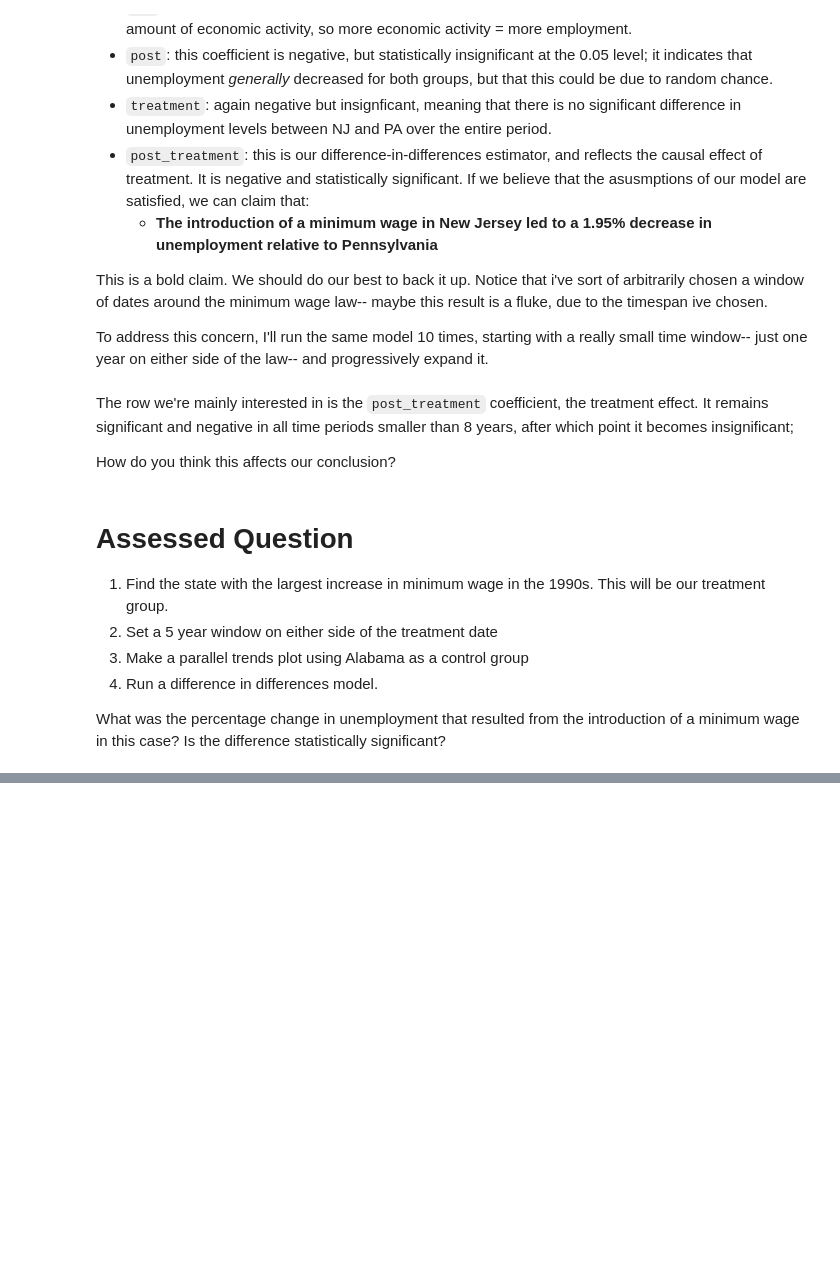
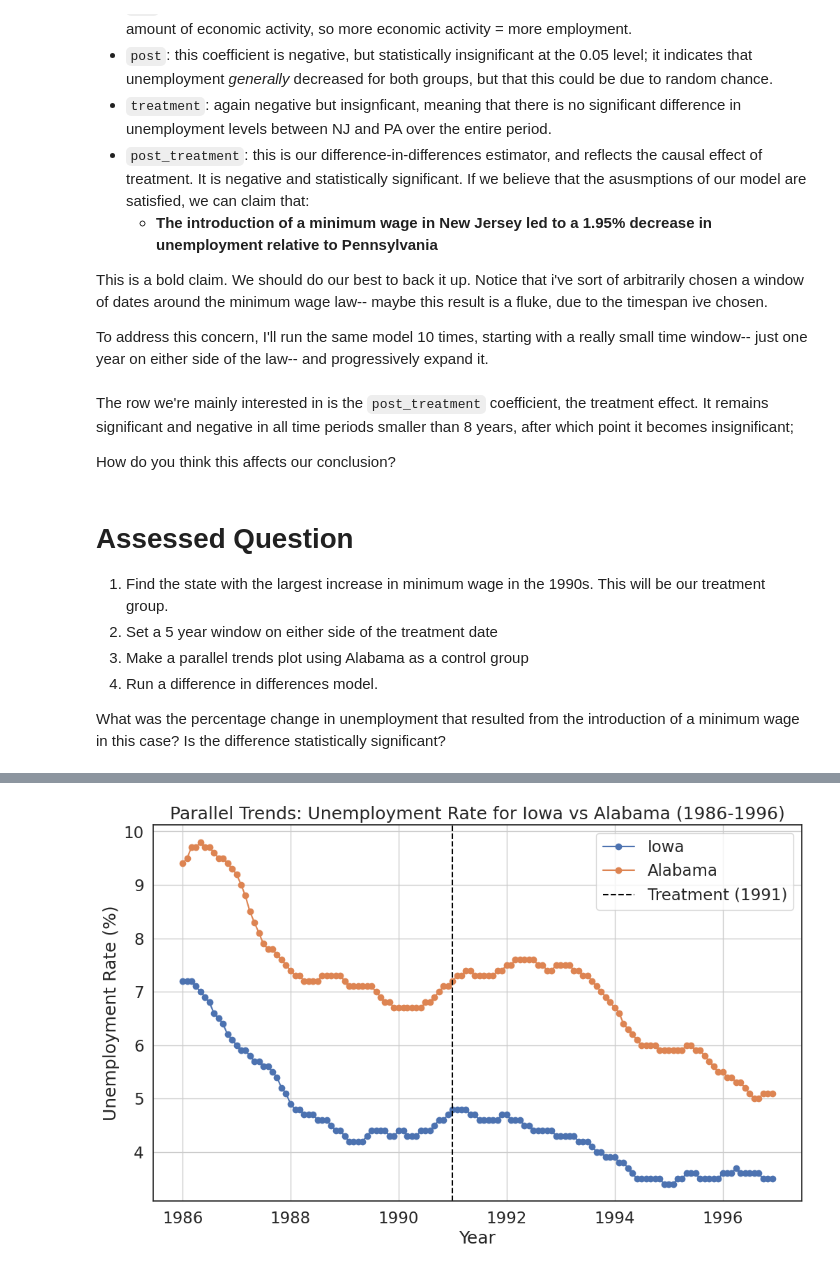
Before and after one commit to allensss1221-alt/QM2, a Jupyter notebook: Workshop8.ipynb, the cells around one changed output, grey strips where cells are left out. Cells and saved outputs as stored; diff of their text form; code cells hidden in the pictures; blank space fills up the shorter version.

```diff
--- a/Workshop8.ipynb
+++ b/Workshop8.ipynb
@@ -334,3 +393,101 @@ How do you think this affects our conclusion?
 4. Run a difference in differences model.
 
 What was the percentage change in unemployment that resulted from the introduction of a minimum wage in this case? Is the difference statistically significant?
+# %%
+import pandas as pd
+import numpy as np
+import matplotlib.pyplot as plt
+import statsmodels.formula.api as smf
+
+
+df_s = pd.read_csv('https://storage.googleapis.com/qm2/wk10/state_data.csv', parse_dates=['date'])
+
+
+df_s['state'] = df_s['state'].str.lower()
+
+
+wage_90s = df_s[(df_s['date'].dt.year >= 1990) & (df_s['date'].dt.year <= 1999)]
+
+state_change = wage_90s.groupby('state')['minwage'].agg(lambda s: s.max() - s.min())
+treat_state = state_change.idxmax()
+print(f"Treatment state: {treat_state.capitalize()}")
+
+
+state_wage = wage_90s[wage_90s['state'] == treat_state].sort_values('date')
+
+state_wage['diff'] = state_wage['minwage'].diff()
+
+significant_jumps = state_wage[state_wage['diff'] > 0.1]
+
+if not significant_jumps.empty:
+
+    max_jump_row = significant_jumps.loc[significant_jumps['diff'].idxmax()]
+    treat_year = max_jump_row['date'].year
+else:
+
+    print("No clear single jump identified, defaulting to year with max minwage.")
+    treat_year = state_wage.loc[state_wage['minwage'].idxmax()]['date'].year
+
+print(f"Treatment year: {treat_year}")
+
+start_year = treat_year - 5
+end_year = treat_year + 5
+
+analysis_df = df_s[
+    (df_s['state'].isin([treat_state, 'alabama'])) &
+    (df_s['date'].dt.year >= start_year) &
+    (df_s['date'].dt.year <= end_year)
+].copy()
+
+
+analysis_df.dropna(subset=['unemployment'], inplace=True)
+
+analysis_df['month_year'] = analysis_df['date'].dt.to_period('M')
+
+
+plot_df = analysis_df.groupby(['state', 'month_year'])['unemployment'].mean().reset_index()
+plot_df['date'] = plot_df['month_year'].dt.to_timestamp()
+
+
+
+analysis_df['treatment'] = (analysis_df['state'] == treat_state).astype(int)
+analysis_df['post'] = (analysis_df['date'].dt.year >= treat_year).astype(int)
+analysis_df['interaction'] = analysis_df['treatment'] * analysis_df['post']
+
+
+plt.figure(figsize=(12, 7))
+for state_name in [treat_state, 'alabama']:
+    subset = plot_df[plot_df['state'] == state_name]
+    plt.plot(subset['date'], subset['unemployment'], marker='o', linestyle='-', label=state_name.capitalize())
+
+plt.axvline(pd.to_datetime(f'{treat_year}-01-01'), color='black', linestyle='--', label=f'Treatment ({treat_year})')
+plt.xlabel('Year')
+plt.ylabel('Unemployment Rate (%)')
+plt.title(f'Parallel Trends: Unemployment Rate for {treat_state.capitalize()} vs Alabama ({start_year}-{end_year})')
+plt.legend()
+plt.grid(True)
+plt.show()
+
+
+if len(analysis_df) > 0 and 'unemployment' in analysis_df.columns:
+    did_model = smf.ols('unemployment ~ treatment + post + interaction', data=analysis_df).fit(cov_type='HC3')
+    print(did_model.summary())
+
+
+    beta = did_model.params['interaction']
+    pre_mean = analysis_df[(analysis_df['state'] == treat_state) & (analysis_df['post'] == 0)]['unemployment'].mean()
+
+    if not pd.isna(pre_mean) and pre_mean != 0:
+        pct_change = (beta / pre_mean) * 100
+        p_value = did_model.pvalues['interaction']
+
+        print(f"Estimated percentage change in unemployment: {pct_change:.2f}%")
+        if p_value < 0.01:
+            print("This effect is statistically significant at the 99% confidence level.")
+        else:
+            print("This effect is not statistically significant at the 99% confidence level.")
+    else:
+        print("Cannot calculate percentage change as pre-treatment mean unemployment for the treatment state is zero or NaN.")
+else:
+    print("Not enough data to run the DiD model or 'unemployment' column is missing.")
+# %% [output]
@@ -336,0 +496 @@ What was the percentage change in unemployment that resulted from the introducti
+[figure, added]
```
Also changed, not shown: parts of 9 cells of this notebook.
